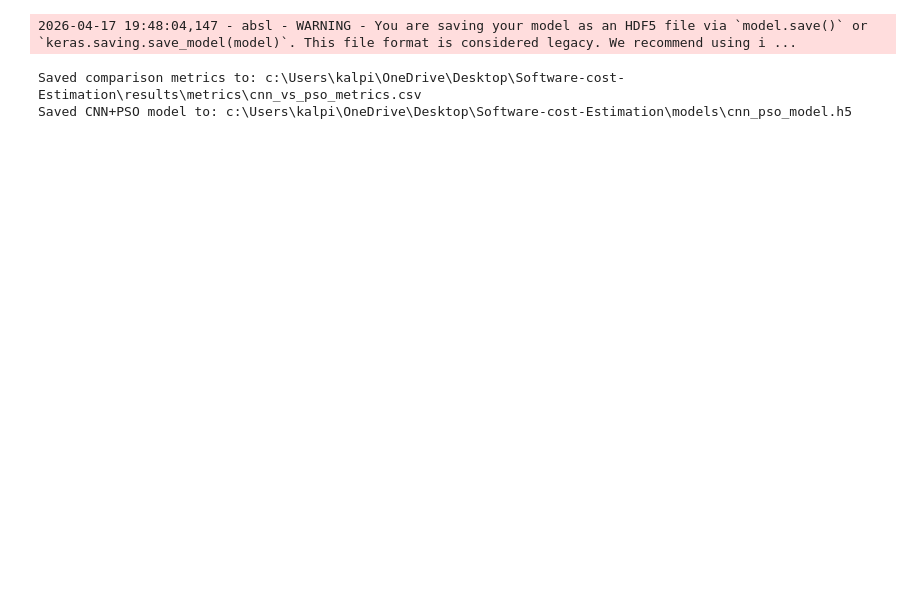
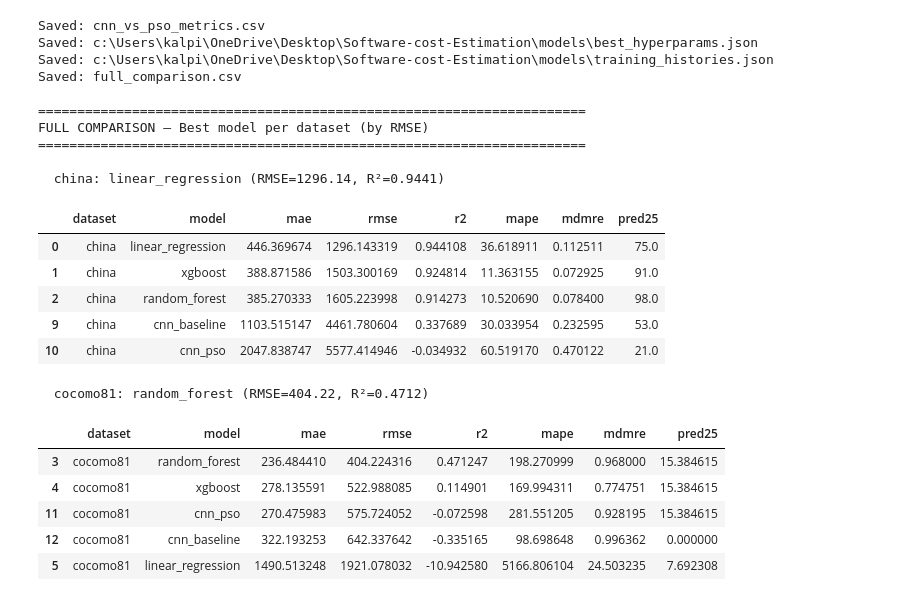
Before and after one commit to kalpit-rooman/Software-Cost-Estimation, a Jupyter notebook: notebooks/05_pso.ipynb, the cells around one changed output. Saved outputs shown, nothing was run; the diff lists cells and outputs as text; code cells hidden in the pictures; blank space fills up the shorter version.

```diff
--- a/notebooks/05_pso.ipynb
+++ b/notebooks/05_pso.ipynb
@@ -220,42 +268,63 @@ CNN+PSO stopped at epoch 50
 # %%
-# --- Save metrics and models ---
+# --- Save all outputs ---
 
-# Save comparison metrics
-comparison_path = save_metrics(comparison, file_name="cnn_vs_pso_metrics.csv", output_dir=metrics_dir)
-print("Saved comparison metrics to:", comparison_path)
+# 1. CNN comparison metrics
+save_metrics(cnn_comparison, file_name="cnn_vs_pso_metrics.csv", output_dir=metrics_dir)
+print("Saved: cnn_vs_pso_metrics.csv")
 
-# Save the PSO-tuned CNN model
-model_path = models_dir / "cnn_pso_model.h5"
-pso_cnn.save(model_path)
-print(f"Saved CNN+PSO model to: {model_path}")
+# 2. Best hyperparams per dataset
+hp_path = models_dir / "best_hyperparams.json"
+with open(hp_path, "w") as f:
+    json.dump(all_hyperparams, f, indent=2)
+print(f"Saved: {hp_path}")
 
-# Save baseline CNN model
-baseline_path = models_dir / "cnn_baseline_model.h5"
-baseline_cnn.save(baseline_path)
-print(f"Saved baseline CNN to: {baseline_path}")
-
-# Save training histories for visualization
-import json as _json
-histories = {
-    "baseline": {k: [float(v) for v in vals] for k, vals in baseline_history.items()},
-    "pso": {k: [float(v) for v in vals] for k, vals in pso_history.items()},
-}
+# 3. Training histories
 hist_path = models_dir / "training_histories.json"
 with open(hist_path, "w") as f:
-    _json.dump(histories, f)
-print(f"Saved training histories to: {hist_path}")
+    json.dump(all_histories, f)
+print(f"Saved: {hist_path}")
 
-# Compare against baselines from notebook 03
+# 4. Full comparison: baselines + CNN
 baseline_file = metrics_dir / "baseline_metrics.csv"
 if baseline_file.exists():
     baselines = pd.read_csv(baseline_file)
-    full_comparison = pd.concat([baselines, comparison], ignore_index=True).sort_values("rmse")
-    print("\n--- Full Model Comparison ---")
-    display(full_comparison)
+    full_comparison = pd.concat([baselines, cnn_comparison], ignore_index=True)
+    full_comparison = full_comparison.sort_values(["dataset", "rmse"])
     save_metrics(full_comparison, file_name="full_comparison.csv", output_dir=metrics_dir)
+    print("Saved: full_comparison.csv")
+
+    # Show per-dataset winner
+    print("\n" + "="*70)
+    print("FULL COMPARISON — Best model per dataset (by RMSE)")
+    print("="*70)
+    for ds in full_comparison["dataset"].unique():
+        ds_df = full_comparison[full_comparison["dataset"] == ds].sort_values("rmse")
+        best = ds_df.iloc[0]
+        print(f"\n  {ds}: {best['model']} (RMSE={best['rmse']:.2f}, R²={best['r2']:.4f})")
+        display(ds_df)
 else:
-    print("Run 03_baselines.ipynb first for full comparison")
+    print("\nRun 03_baselines.ipynb first for full comparison")
 # %% [output]
-2026-04-17 19:48:04,147 - absl - WARNING - You are saving your model as an HDF5 file via `model.save()` or `keras.saving.save_model(model)`. This file format is considered legacy. We recommend using i ...
+Saved: cnn_vs_pso_metrics.csv
+Saved: c:\Users\kalpi\OneDrive\Desktop\Software-cost-Estimation\models\best_hyperparams.json
+Saved: c:\Users\kalpi\OneDrive\Desktop\Software-cost-Estimation\models\training_histories.json
+Saved: full_comparison.csv
+
+======================================================================
+FULL COMPARISON — Best model per dataset (by RMSE)
+======================================================================
+
+  china: linear_regression (RMSE=1296.14, R²=0.9441)
+|  | dataset | model | mae | rmse | r2 | mape | mdmre | pred25 |
+| 0 | china | linear_regression | 446.369674 | 1296.143319 | 0.944108 | 36.618911 | 0.112511 | 75.0 |
+| 1 | china | xgboost | 388.871586 | 1503.300169 | 0.924814 | 11.363155 | 0.072925 | 91.0 |
+| 2 | china | random_forest | 385.270333 | 1605.223998 | 0.914273 | 10.520690 | 0.078400 | 98.0 |
+| 9 | china | cnn_baseline | 1103.515147 | 4461.780604 | 0.337689 | 30.033954 | 0.232595 | 53.0 |
+| 10 | china | cnn_pso | 2047.838747 | 5577.414946 | -0.034932 | 60.519170 | 0.470122 | 21.0 |
-Saved comparison metrics to: c:\Users\kalpi\OneDrive\Desktop\Software-cost-Estimation\results\metrics\cnn_vs_pso_metrics.csv
-Saved CNN+PSO model to: c:\Users\kalpi\OneDrive\Desktop\Software-cost-Estimation\models\cnn_pso_model.h5
+  cocomo81: random_forest (RMSE=404.22, R²=0.4712)
+|  | dataset | model | mae | rmse | r2 | mape | mdmre | pred25 |
+| 3 | cocomo81 | random_forest | 236.484410 | 404.224316 | 0.471247 | 198.270999 | 0.968000 | 15.384615 |
+| 4 | cocomo81 | xgboost | 278.135591 | 522.988085 | 0.114901 | 169.994311 | 0.774751 | 15.384615 |
+| 11 | cocomo81 | cnn_pso | 270.475983 | 575.724052 | -0.072598 | 281.551205 | 0.928195 | 15.384615 |
+| 12 | cocomo81 | cnn_baseline | 322.193253 | 642.337642 | -0.335165 | 98.698648 | 0.996362 | 0.000000 |
+| 5 | cocomo81 | linear_regression | 1490.513248 | 1921.078032 | -10.942580 | 5166.806104 | 24.503235 | 7.692308 |
```
Also changed, not shown: parts of 6 cells of this notebook, 4 other files.
